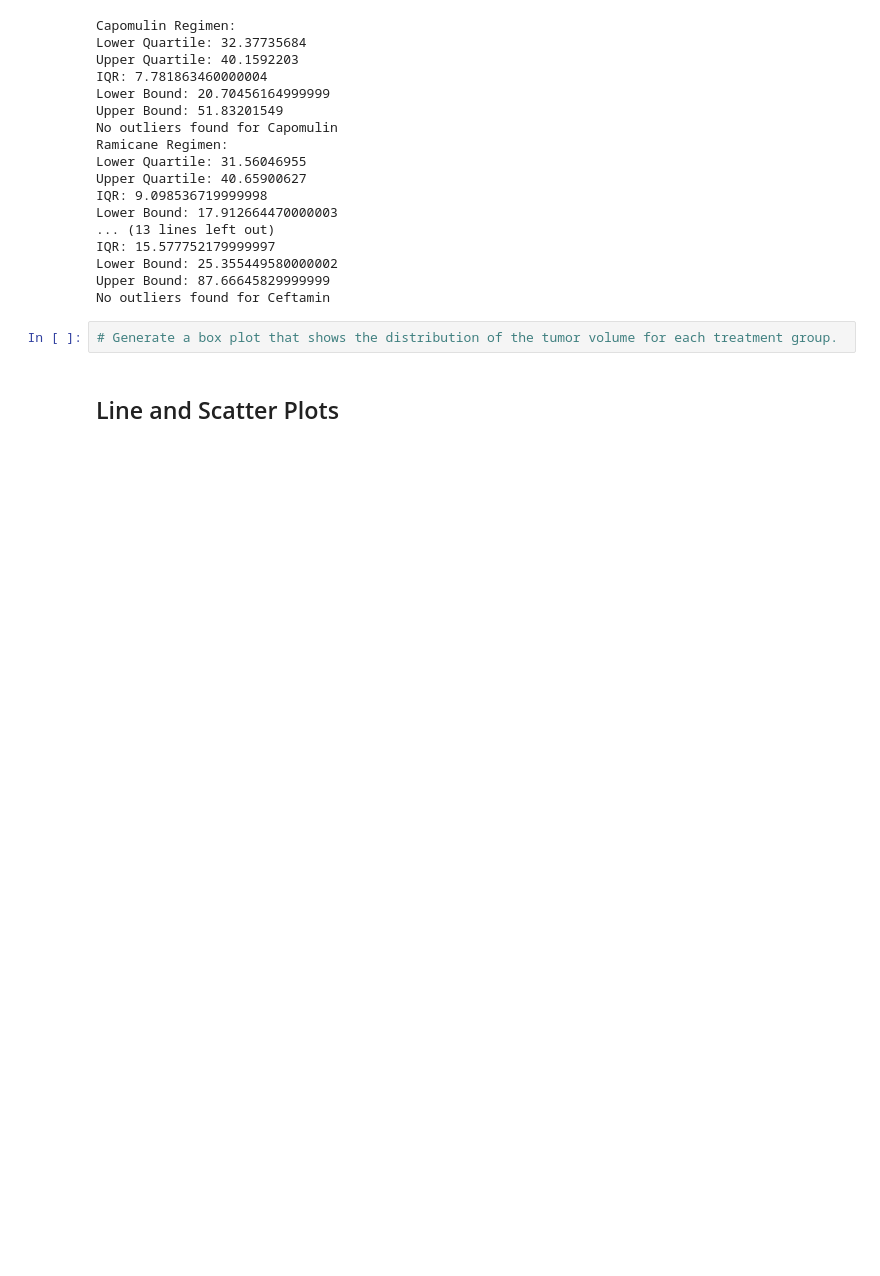
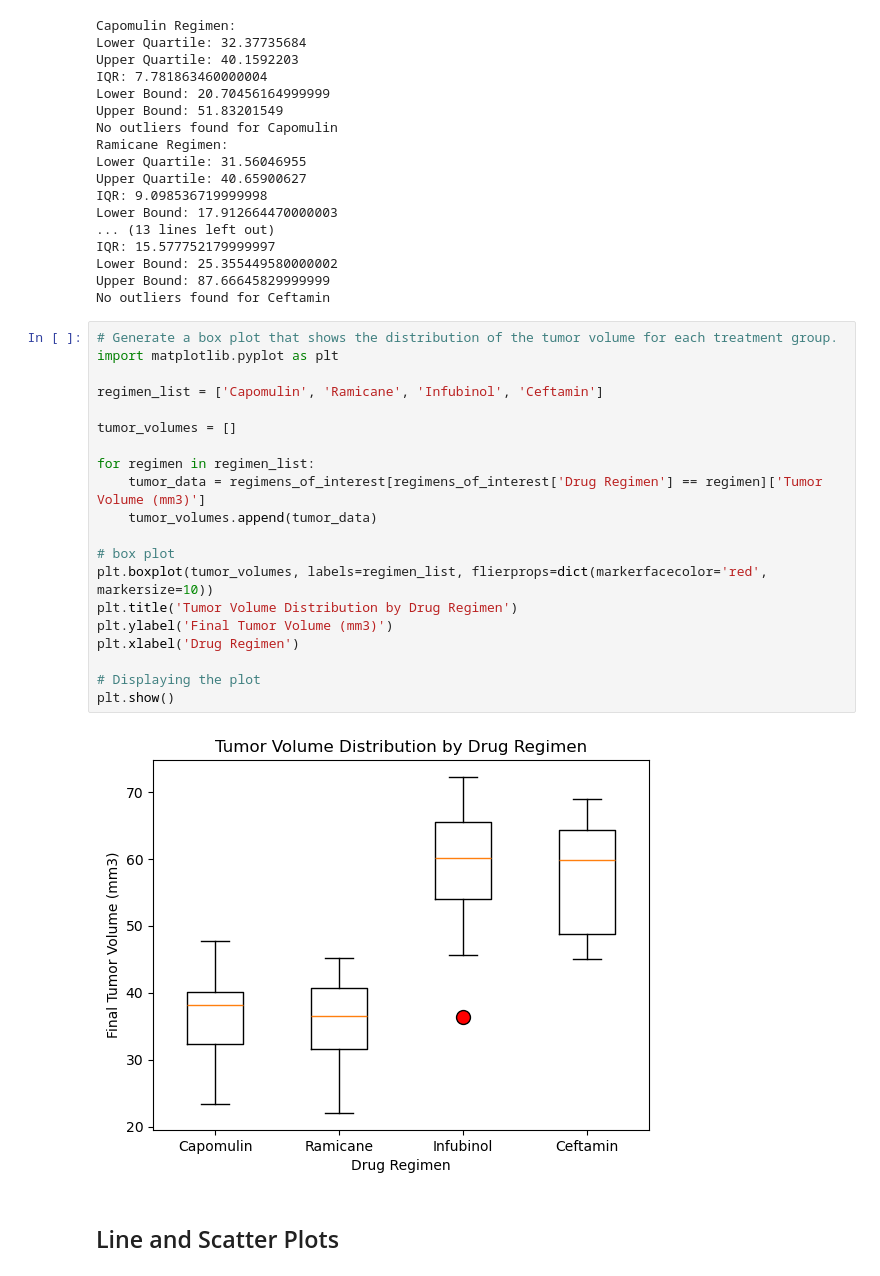
Before and after one commit to la220385/Data-Visualization-Challenge, a Jupyter notebook: pymaceuticals_starter.ipynb, the cells around one changed output. Saved outputs shown, nothing was run; the diff lists cells and outputs as text; blank space fills up the shorter version.

```diff
--- a/pymaceuticals_starter.ipynb
+++ b/pymaceuticals_starter.ipynb
@@ -276,8 +276,28 @@ IQR: 15.577752179999997
 Lower Bound: 25.355449580000002
 Upper Bound: 87.66645829999999
 No outliers found for Ceftamin
-# %%
-# Generate a box plot that shows the distribution of the tumor volume for each treatment group.
+# %%
+# Generate a box plot that shows the distribution of the tumor volume for each treatment group.
+import matplotlib.pyplot as plt
+
+regimen_list = ['Capomulin', 'Ramicane', 'Infubinol', 'Ceftamin']
+
+tumor_volumes = []
+
+for regimen in regimen_list:
+    tumor_data = regimens_of_interest[regimens_of_interest['Drug Regimen'] == regimen]['Tumor Volume (mm3)']
+    tumor_volumes.append(tumor_data)
+
+# box plot
+plt.boxplot(tumor_volumes, labels=regimen_list, flierprops=dict(markerfacecolor='red', markersize=10))
+plt.title('Tumor Volume Distribution by Drug Regimen')
+plt.ylabel('Final Tumor Volume (mm3)')
+plt.xlabel('Drug Regimen')
+
+# Displaying the plot
+plt.show()
+# %% [output]
+[figure, added]
 # %% [markdown]
 ## Line and Scatter Plots
 # %%
```
